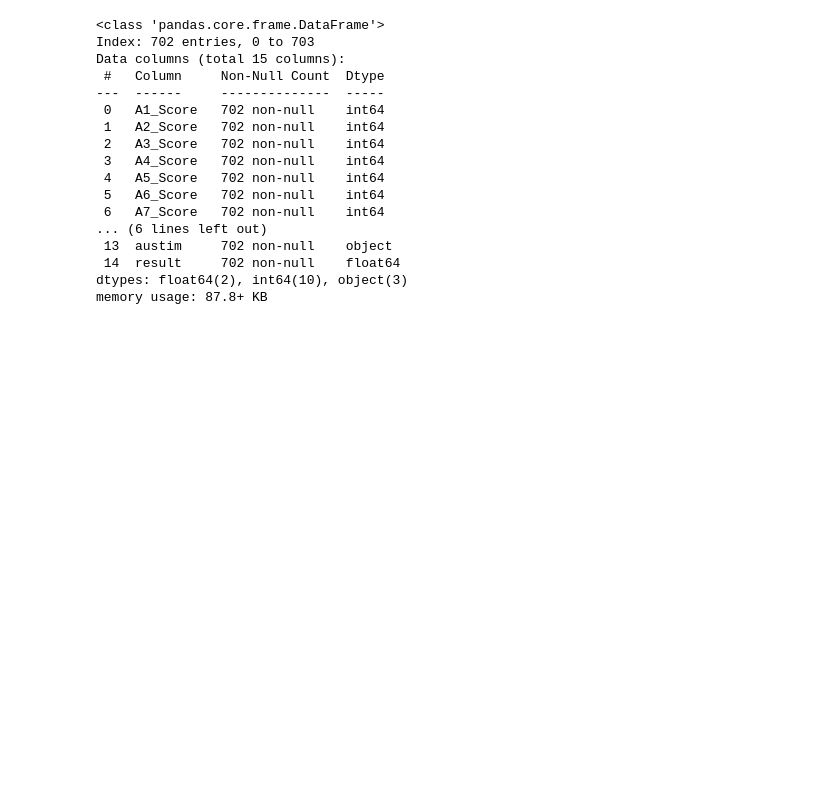
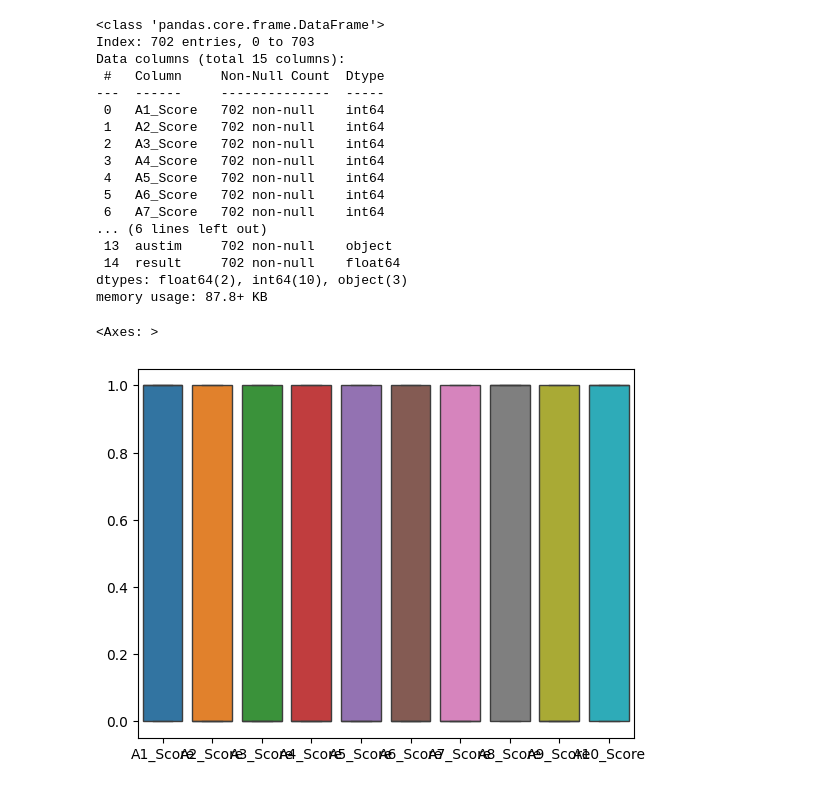
Before and after one commit to Rickisterr/Autism-Prediction, a Jupyter notebook: Autism Prediction Model/Prediction Model Build/Prediction_Model.ipynb, the cells around one changed output. Saved outputs shown, nothing was run; the diff lists cells and outputs as text; code cells hidden in the pictures; blank space fills up the shorter version.

Commit message:
Finished Data Processing

```diff
--- a/Autism Prediction Model/Prediction Model Build/Prediction_Model.ipynb
+++ b/Autism Prediction Model/Prediction Model Build/Prediction_Model.ipynb
@@ -110,3 +114,9 @@ Data columns (total 15 columns):
  14  result     702 non-null    float64
 dtypes: float64(2), int64(10), object(3)
 memory usage: 87.8+ KB
+# %%
+# Outlier detection
+sbn.boxplot(dataF.drop(['age', 'result'], axis=1))
+# %% [output]
+<Axes: >
+[figure, added]
```
Also changed, not shown: parts of 14 cells of this notebook.
